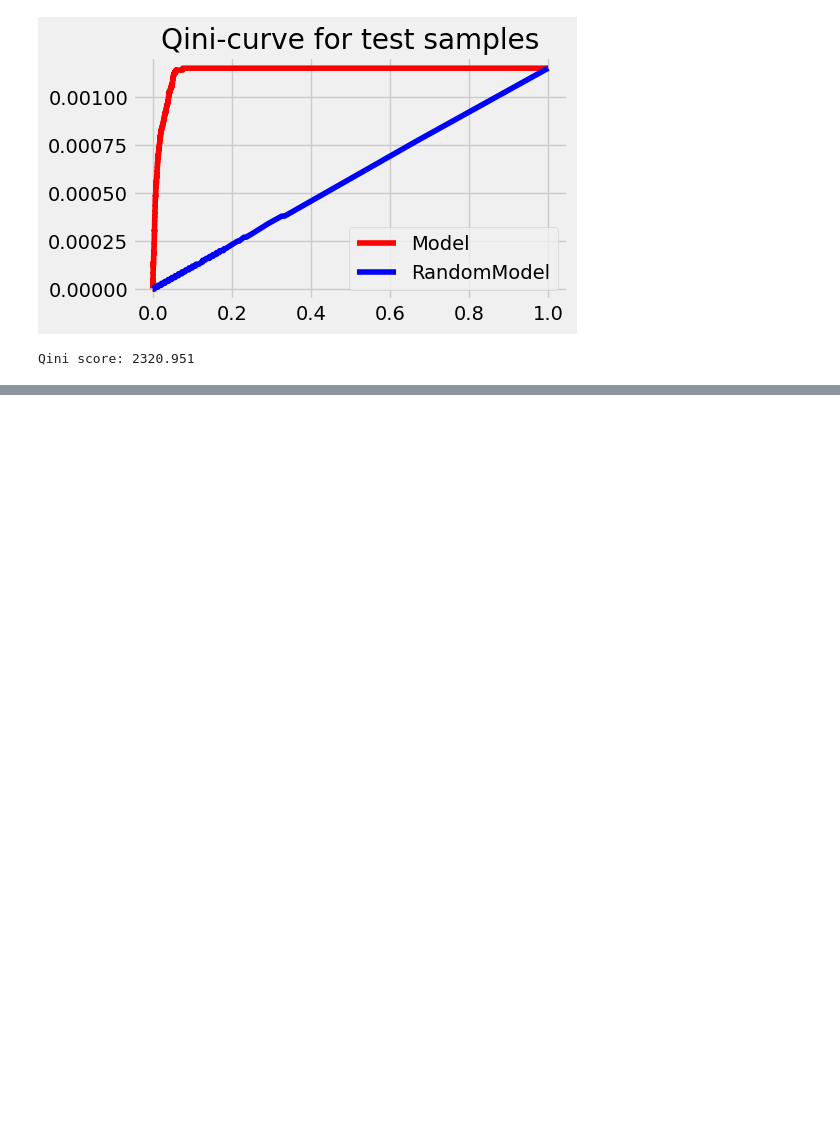
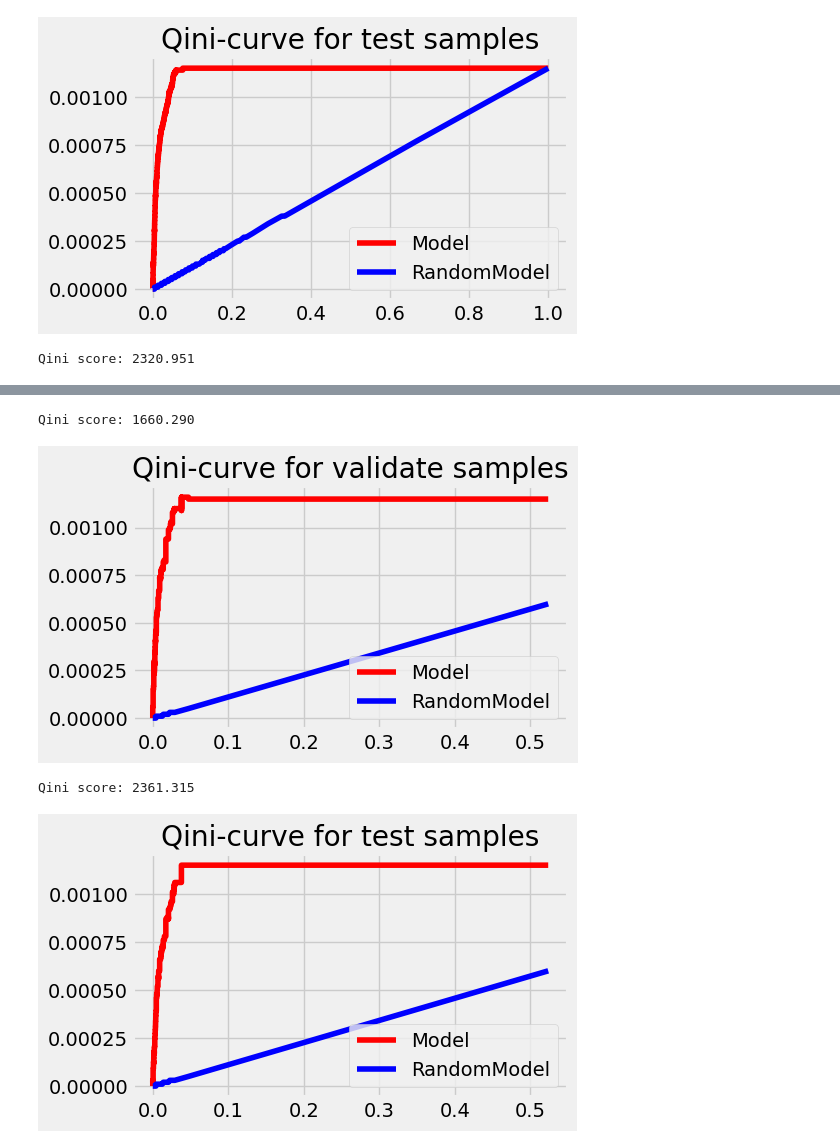
Before and after one commit to sawa25/2Y_ML_22_uplift, a Jupyter notebook: Uplift.ipynb, the cells around one changed output, grey strips where cells are left out. Saved outputs shown, nothing was run; the diff lists cells and outputs as text; code cells hidden in the pictures; blank space fills up the shorter version.

```diff
--- a/Uplift.ipynb
+++ b/Uplift.ipynb
@@ -172,7 +176,7 @@ df_train.head()
 | 12125581 | 25.089484 | 10.059654 | 8.214383 | 4.679882 | 10.280525 | 4.115453 | -3.993764 | 4.833815 | 3.971858 | 13.190056 | 5.300375 | ... |
 # %%
 # функция для оценки qini-curve
-def qini_df(df, title='train', figsize=(5, 3)):
+def qini_df(df,isOnlyScore=False, title='train', figsize=(5, 3)):
     # Отранжируем выборку по значению uplift в убывающем порядке
     ranked = df.sort_values("uplift_score", ascending=False)
 
@@ -194,13 +198,14 @@ def qini_df(df, title='train', figsize=(5, 3)):
 
     ranked["n"] = ranked["uplift_score"].rank(pct=True, ascending=False)
 
-    # Немного кода для визуализации
+    quni_score = (ranked['uplift'] - ranked['random_uplift']).sum()
+    if isOnlyScore:return quni_score
+    print('Qini score: {:.3f}'.format(quni_score))
+     # визуализация
     fig = plt.figure(figsize=figsize)
     plt.plot(ranked['n'], ranked['uplift'], color='r', label='Model')
     plt.plot(ranked['n'], ranked['random_uplift'], color='b', label='RandomModel')
     plt.legend()
     plt.title('Qini-curve for {} samples'.format(title))
     plt.show()
-    quni_score = (ranked['uplift'] - ranked['random_uplift']).sum()
-    print('Qini score: {:.3f}'.format(quni_score))
 # %%
@@ -446,0 +421,14 @@ qini_df(df_test, title='test')
+# %%
+from sklearn.model_selection import train_test_split,GridSearchCV
+from sklearn.metrics import accuracy_score
+# подготовка трех датасетов(тренировачного, валидационного, тестового)
+df_trainval, df_test = train_test_split(
+    df,     stratify=df[["treatment", "conversion"]],
+    random_state=13,
+    test_size=0.3
+)
+df_train, df_val = train_test_split(
+    df_trainval,     stratify=df_trainval[["treatment", "conversion"]],
+    random_state=13,
+    test_size=0.3
+)
@@ -446,0 +535,26 @@ qini_df(df_test, title='test')
+# %%
+
+
+uplift_model_best = UpliftTreeClassifier(evaluationFunction='ED',
+    control_name='0', random_state=42,**best_params)
+
+# модель далее натренирована на валидационном датасете для чистоты исключения взаимовлияния с тренировочным датасетом и подобранными на нем гиперпараметрами
+uplift_model_best.fit(df_val[feature_cols].values,
+                    treatment= df_val["treatment"].apply(str).values,
+                    y= df_val["conversion"].values)
+uplift_vals = uplift_model_best.predict(np.array(df_val[feature_cols].values.copy()))[:, 1]
+df_val['uplift_score'] = uplift_vals
+
+uplift_vals = uplift_model_best.predict(np.array(df_test[feature_cols].values.copy()))[:, 1]
+df_test['uplift_score'] = uplift_vals
+
+qini_df(df_val, title='validate')
+qini_df(df_test, title='test')
+
+# с подобранными по сетке гиперпараметрами кини кривая выглядит более гладко-выпукло, чем
+# вариант фиксированных гиперпараметров для этой же модели UpliftTreeClassifier
+# %% [output]
+Qini score: 1660.290
+[figure, added]
+Qini score: 2361.315
+[figure, added]
```
Also changed, not shown: parts of 17 cells of this notebook.
